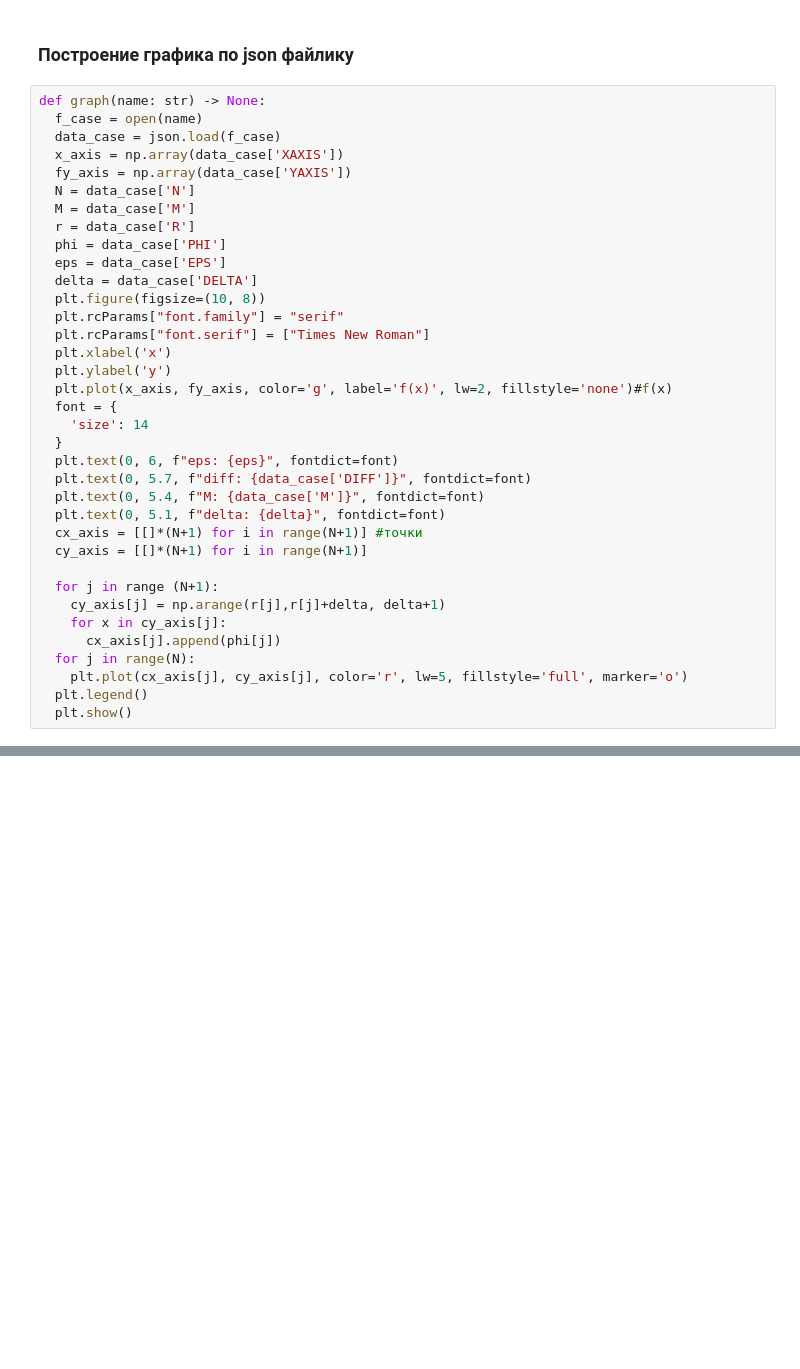
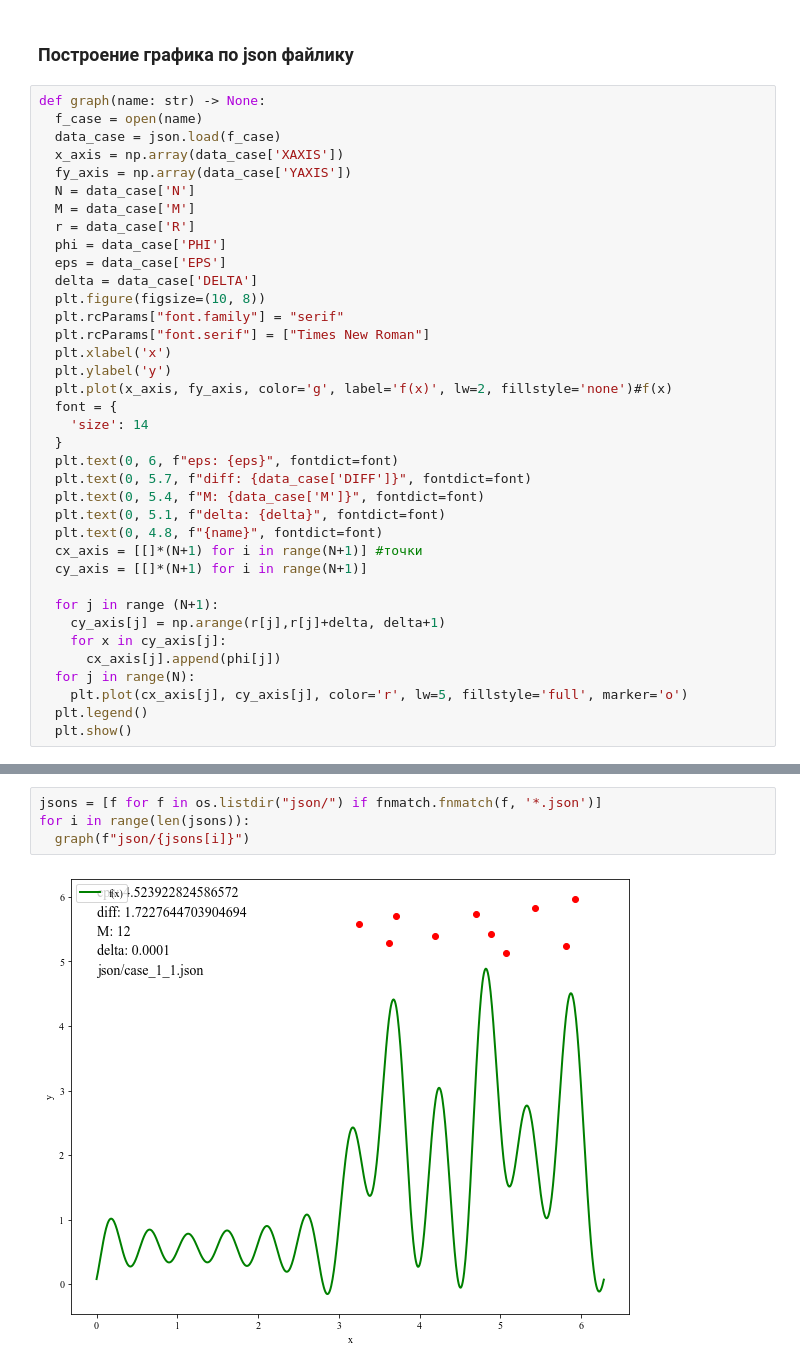
Before and after one commit to l3r8yJ/blyad, a Jupyter notebook: graph.ipynb, the cells around one changed output, grey strips where cells are left out. Cells and saved outputs as stored; diff of their text form; blank space fills up the shorter version.

Commit message:
count of graphs

```diff
--- a/graph.ipynb
+++ b/graph.ipynb
@@ -30,6 +31,7 @@ def graph(name: str) -> None:
   plt.text(0, 5.7, f"diff: {data_case['DIFF']}", fontdict=font)
   plt.text(0, 5.4, f"M: {data_case['M']}", fontdict=font)
   plt.text(0, 5.1, f"delta: {delta}", fontdict=font)
+  plt.text(0, 4.8, f"{name}", fontdict=font)
   cx_axis = [[]*(N+1) for i in range(N+1)] #точки
   cy_axis = [[]*(N+1) for i in range(N+1)]
 
@@ -67,0 +46,6 @@ graph('case_2_2.json')
+# %%
+jsons = [f for f in os.listdir("json/") if fnmatch.fnmatch(f, '*.json')]
+for i in range(len(jsons)):
+  graph(f"json/{jsons[i]}")
+# %% [output]
+[figure, added]
```
Also changed, not shown: parts of 10 cells of this notebook, 1 other file.
